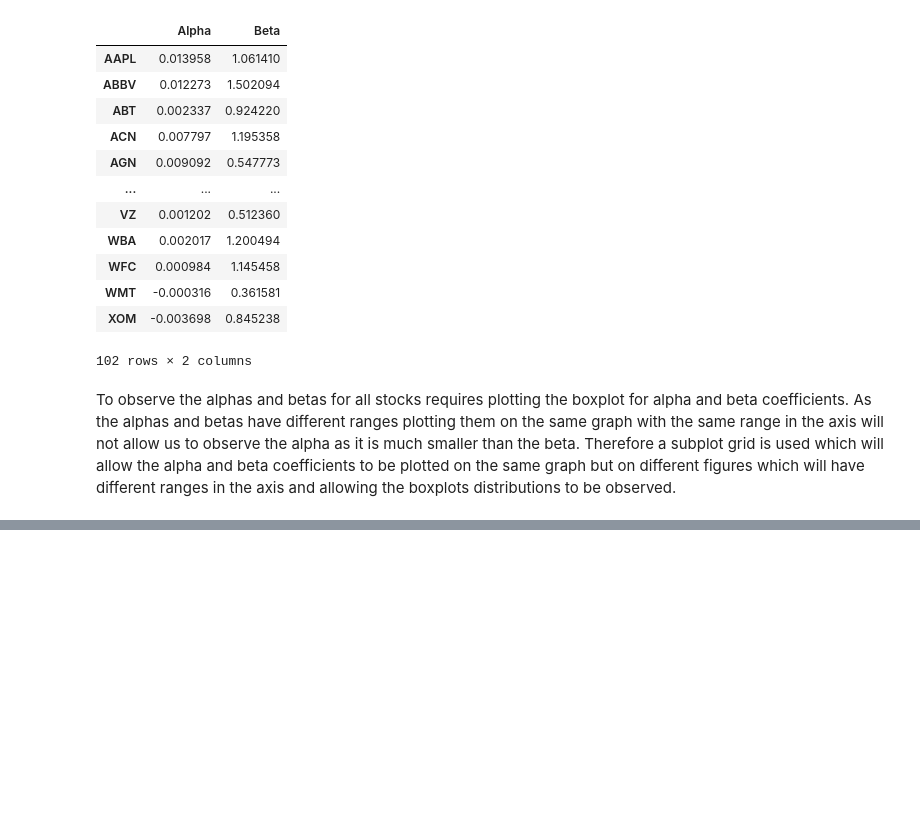
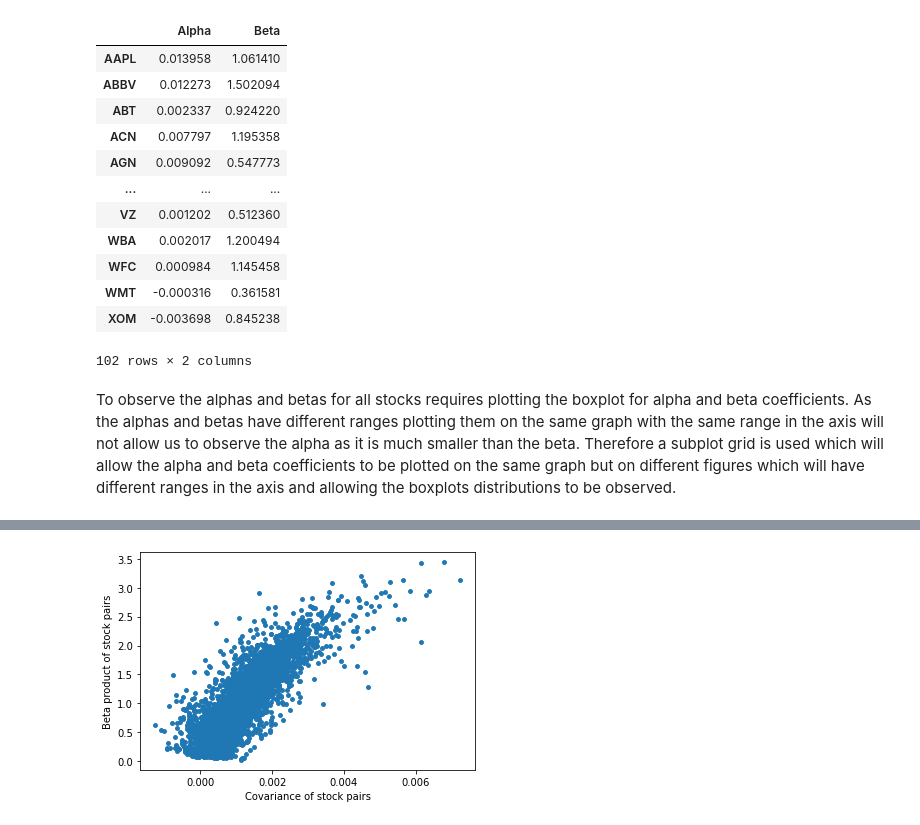
Before and after one commit to atanasi99/SingleIndexModelAB, a Jupyter notebook: SingleIndexModel.ipynb, the cells around one changed output, grey strips where cells are left out. Cells and saved outputs as stored; diff of their text form; code cells hidden in the pictures; blank space fills up the shorter version.

```diff
--- a/SingleIndexModel.ipynb
+++ b/SingleIndexModel.ipynb
@@ -185,0 +211,4 @@ plt.show()
+# %%
+# Compute covariance matrix for monthly excess returns
+returns_cov_matrix = stock_excess.cov()
+returns_cov_matrix
@@ -185,0 +233,15 @@ plt.show()
+# %%
+# Import itertools library
+import itertools as iter
+
+# Empty list for covariance of stock pairs created
+covariance  = []
+# Empty list for beta product of stock pairs created
+beta_product = []
+
+# for loop used to go through each stock pair combination
+for stock1, stock2 in iter.combinations((stock_excess.columns), 2):
+    # Appends covariance for stock pair at current stock combination
+    covariance.append(returns_cov_matrix.at[stock1, stock2])
+    # Appends beta product for stock pair at current stock combination
+    beta_product.append(ab_values_T.at[stock1, 'Beta'] * ab_values_T.at[stock2, 'Beta'] )
@@ -185,0 +250,8 @@ plt.show()
+# %%
+# Scatter plot of beta products vs covariance
+plt.scatter(covariance, beta_product, s = 15)
+plt.xlabel("Covariance of stock pairs")
+plt.ylabel("Beta product of stock pairs")
+plt.show()
+# %% [output]
+[figure, added]
```
Also changed, not shown: parts of 15 cells of this notebook.
